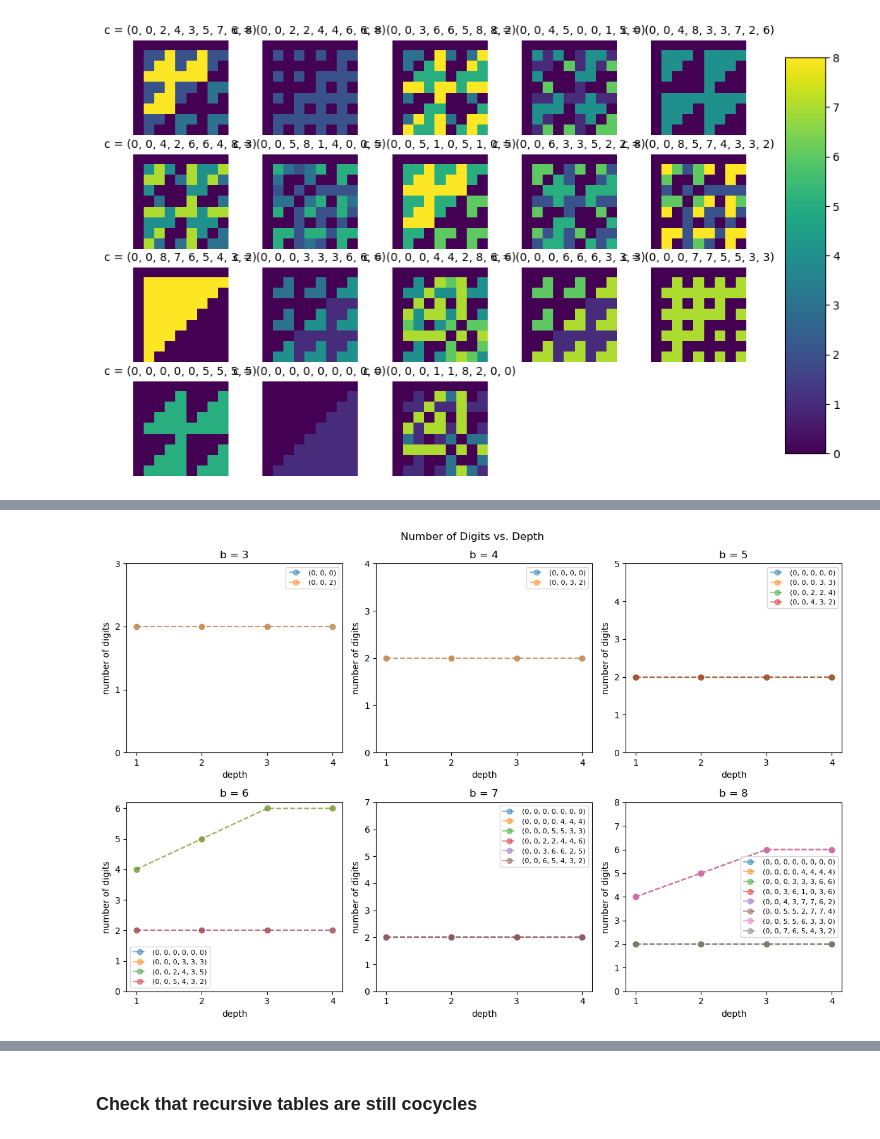
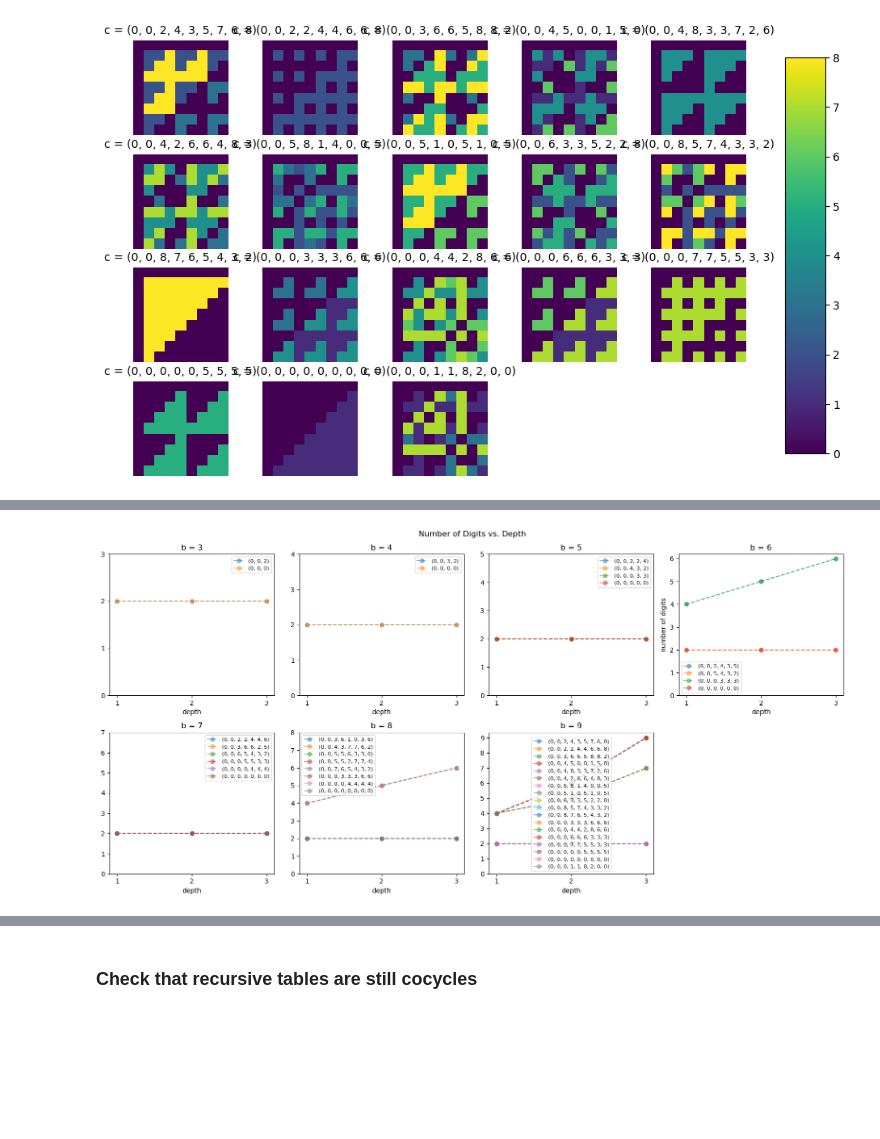
Before and after one commit to cutterdawes/BaseAddition, a Jupyter notebook: carry_tables.ipynb, the cells around one changed output, grey strips where cells are left out. Saved outputs shown, nothing was run; the diff lists cells and outputs as text; code cells hidden in the pictures; blank space fills up the shorter version.

```diff
--- a/carry_tables.ipynb
+++ b/carry_tables.ipynb
@@ -91,4 +99,4 @@ with open('carry_tables/all_tables.pickle', 'wb') as f:
     pickle.dump(all_tables, f)
 # %%
-with open('carry_tables/all_tables.pickle', 'rb') as f:
+with open('pickles/all_tables.pickle', 'rb') as f:
     all_tables = pickle.load(f)
@@ -98,5 +103,3 @@ with open('carry_tables/bases/tables9.pickle', 'rb') as f:
-# %%
-all_tables[9] = tables9
 # %% [markdown]
 ### Plot their carry tables
 # %%
@@ -162,15 +172,18 @@ with open('carry_tables/num_digits_vs_depth.pickle', 'rb') as f:
 # %%
-fig, axes = plt.subplots(2, 4, figsize=(16, 8))
+fig, axes = plt.subplots(2, 4, figsize=(16, 8), sharey=True)
 axes = axes.flatten()
-for i in range(len(axes)):
+for i in range(len(axes) - 1):
     ax = axes[i]
     tables = all_tables[i+3]
     for c in tables.keys():
-        ax.plot(num_zeros_vs_depth[i+3][c] / (i+3)**(2*np.array([1, 2, 3, 4])), alpha=0.5, marker='o', linestyle='--', label=sorted(c)[0])
-        ax.set_xticks([0, 1, 2, 3], [1, 2, 3, 4])
+        ax.plot(frac_zeros_vs_depth[i+3][c], alpha=0.5, marker='o', linestyle='--', label=sorted(c)[0])
+        ax.set_xticks([0, 1, 2], [1, 2, 3])
         ax.set_xlabel('depth')
-        ax.set_ylabel('fraction of zeros')
+        ax.set_yticks(np.linspace(0, 1, 5))
+        if (i == 3) or (i == 7):
+            ax.set_ylabel('fraction of zeros')
         ax.set_title('b = '+str(i+3))
         ax.legend(fontsize=8)
-    fig.suptitle('Fraction of Zeros vs. Depth')
-    plt.tight_layout()
+axes[7].axis('off')
+fig.suptitle('Fraction of Zeros vs. Depth')
+plt.tight_layout()
@@ -177,18 +192,20 @@ for i in range(len(axes)):
 # %%
-fig, axes = plt.subplots(2, 3, figsize=(12, 8))
+fig, axes = plt.subplots(2, 4, figsize=(16, 8))
 axes = axes.flatten()
-for i in range(len(axes)):
+for i in range(len(axes) - 1):
     ax = axes[i]
     tables = all_tables[i+3]
-    for h in tables.keys():
-        ax.plot(num_digits_vs_depth[i+3][h], alpha=0.5, marker='o', linestyle='--', label=h)
-        ax.set_xticks([0, 1, 2, 3], [1, 2, 3, 4])
+    for c in tables.keys():
+        ax.plot(num_digits_vs_depth[i+3][c], alpha=0.5, marker='o', linestyle='--', label=sorted(c)[0])
+        ax.set_xticks([0, 1, 2], [1, 2, 3])
         ax.set_yticks(range(i+4))
         ax.set_xlabel('depth')
-        ax.set_ylabel('number of digits')
+        if (i == 3) or (i == 7):
+            ax.set_ylabel('number of digits')
         ax.set_title('b = '+str(i+3))
         ax.legend(fontsize=8)
-    fig.suptitle('Number of Digits vs. Depth')
-    plt.tight_layout()
+axes[7].axis('off')
+fig.suptitle('Number of Digits vs. Depth')
+plt.tight_layout()
 # %% [output]
-[figure, old version]
+[figure, new version]
```
Also changed, not shown: parts of 29 cells of this notebook, 3 other files.
